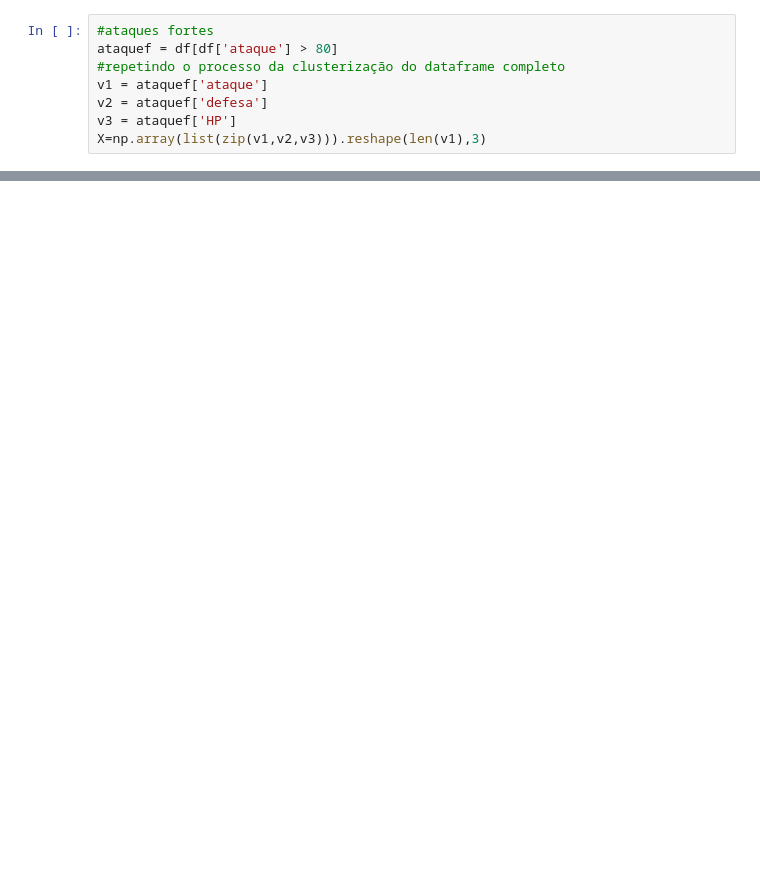
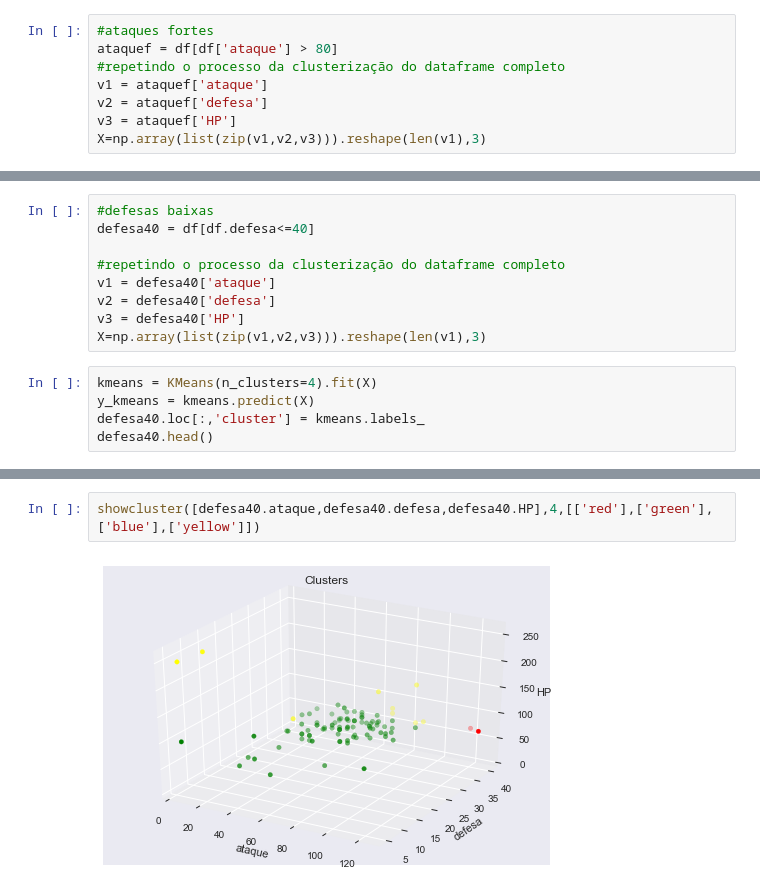
Before and after one commit to brunoartc/CD_3, a Jupyter notebook: Projeto3 - Clusterização de Pokemóns.ipynb, the cells around one changed output, grey strips where cells are left out. Saved outputs shown, nothing was run; the diff lists cells and outputs as text; blank space fills up the shorter version.

```diff
--- a/Projeto3 - Clusterização de Pokemóns.ipynb
+++ b/Projeto3 - Clusterização de Pokemóns.ipynb
@@ -310,0 +313,14 @@ showcluster([ataquef.ataque,ataquef.defesa,ataquef.HP],4,[['red'],['green'],['bl
+# %%
+#defesas baixas
+defesa40 = df[df.defesa<=40]
+
+#repetindo o processo da clusterização do dataframe completo
+v1 = defesa40['ataque']
+v2 = defesa40['defesa']
+v3 = defesa40['HP']
+X=np.array(list(zip(v1,v2,v3))).reshape(len(v1),3)
+# %%
+kmeans = KMeans(n_clusters=4).fit(X)
+y_kmeans = kmeans.predict(X)
+defesa40.loc[:,'cluster'] = kmeans.labels_
+defesa40.head()
@@ -310,0 +339,4 @@ showcluster([ataquef.ataque,ataquef.defesa,ataquef.HP],4,[['red'],['green'],['bl
+# %%
+showcluster([defesa40.ataque,defesa40.defesa,defesa40.HP],4,[['red'],['green'],['blue'],['yellow']])
+# %% [output]
+[figure, added]
```
Also changed, not shown: parts of 39 cells of this notebook.
